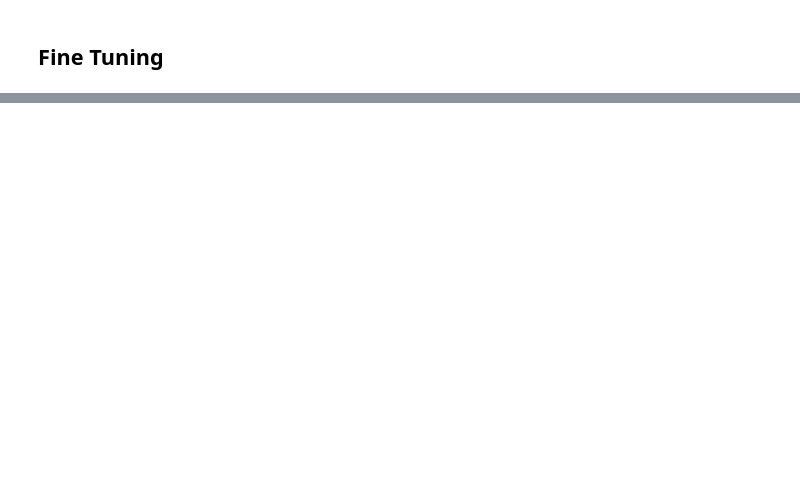
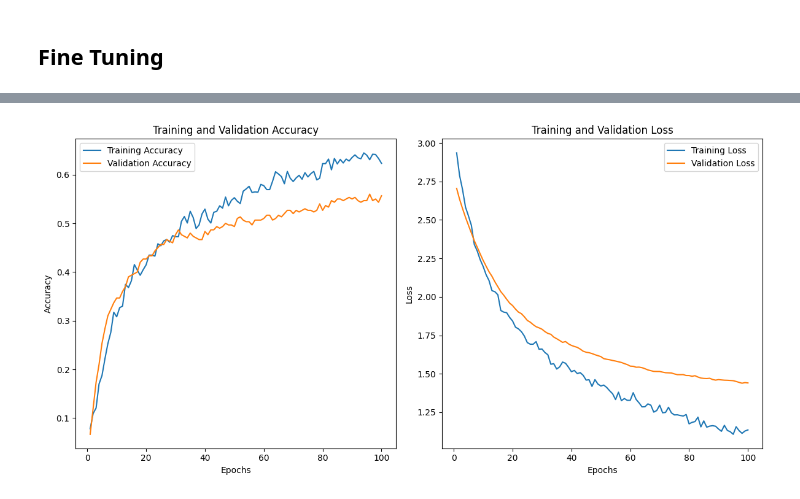
Before and after one commit to dejavucapstone/machine-learning-model, a Jupyter notebook: notebooks/modeling.ipynb, the cells around one changed output, grey strips where cells are left out. Saved outputs shown, nothing was run; the diff lists cells and outputs as text; code cells hidden in the pictures; blank space fills up the shorter version.

Commit message:
still modeling

```diff
--- a/notebooks/modeling.ipynb
+++ b/notebooks/modeling.ipynb
@@ -136,7 +136,9 @@ def custom_model():
     x = base_model(input_layer, training=False)
     x = tf.keras.layers.GlobalAveragePooling2D()(x)
     x = tf.keras.layers.Dense(1024, activation=tf.nn.relu)(x)
-    x = tf.keras.layers.Dropout(0.5)(x)
+    x = tf.keras.layers.Dropout(0.3)(x)
+    x = tf.keras.layers.Dense(512, activation=tf.nn.relu)(x)
+    x = tf.keras.layers.Dropout(0.3)(x)
     output_layer = tf.keras.layers.Dense(15, activation=tf.nn.softmax)(x)
 
     # declare inputs and outputs
@@ -151,6 +153,6 @@ model_ft.compile(optimizer=optimizer,
               loss='categorical_crossentropy',
               metrics=['accuracy'])
 
-model_ft.fit(train_dataset, validation_data=val_dataset, epochs=100)
+history = model_ft.fit(train_dataset, validation_data=val_dataset, epochs=100)
 # %% [output]
 Epoch 1/100
@@ -173,0 +195,35 @@ Epoch 100/100
+# %%
+# Extracting data from the history object
+acc = history.history['accuracy']
+val_acc = history.history['val_accuracy']
+loss = history.history['loss']
+val_loss = history.history['val_loss']
+
+# Defining the number of epochs
+epochs = range(1, len(acc) + 1)
+
+# Plotting Training and Validation Accuracy
+plt.figure(figsize=(12, 6))
+
+plt.subplot(1, 2, 1)
+plt.plot(epochs, acc, label='Training Accuracy')
+plt.plot(epochs, val_acc, label='Validation Accuracy')
+plt.title('Training and Validation Accuracy')
+plt.xlabel('Epochs')
+plt.ylabel('Accuracy')
+plt.legend()
+
+# Plotting Training and Validation Loss
+plt.subplot(1, 2, 2)
+plt.plot(epochs, loss, label='Training Loss')
+plt.plot(epochs, val_loss, label='Validation Loss')
+plt.title('Training and Validation Loss')
+plt.xlabel('Epochs')
+plt.ylabel('Loss')
+plt.legend()
+
+# Show the plots
+plt.tight_layout()
+plt.show()
+# %% [output]
+[figure, added]
```
Also changed, not shown: parts of 4 cells of this notebook.
